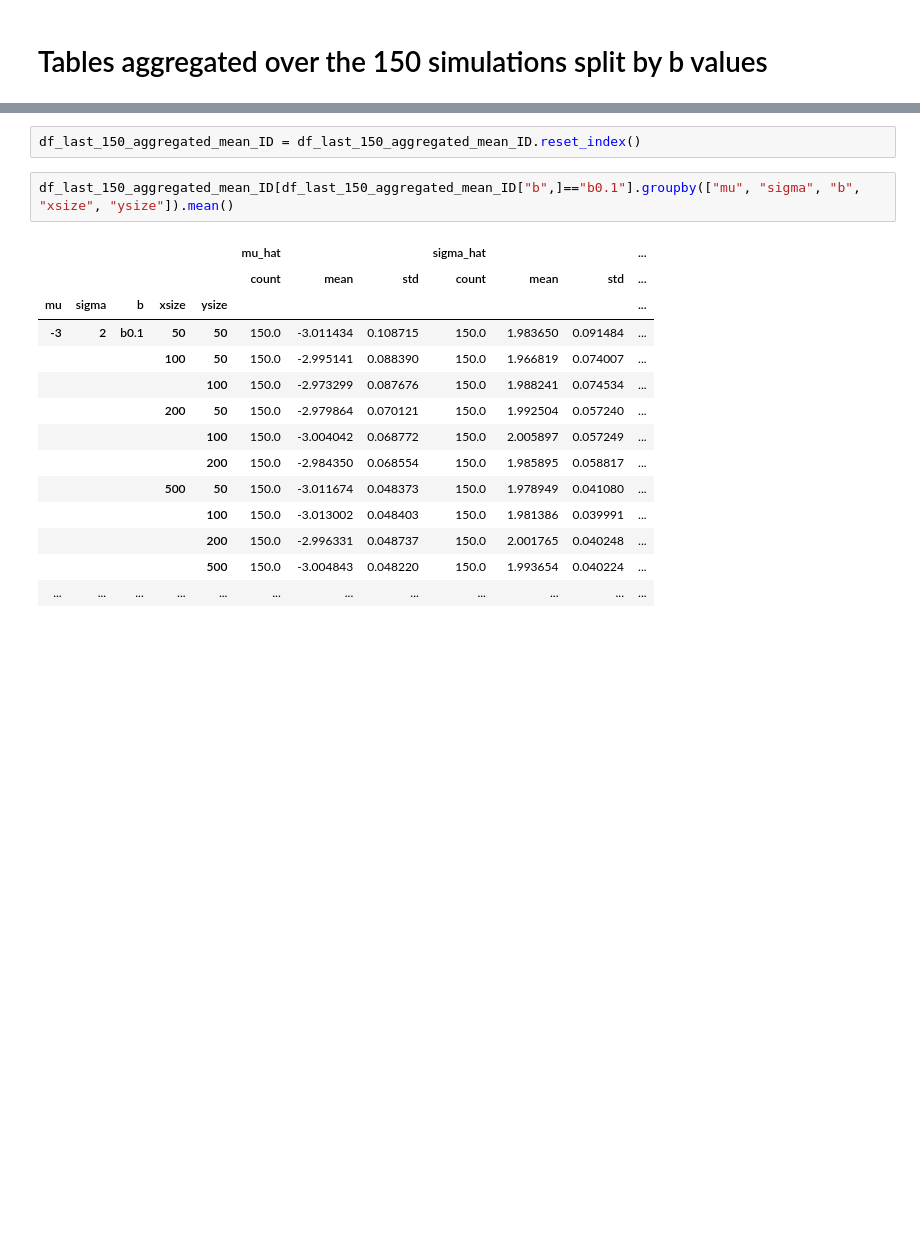
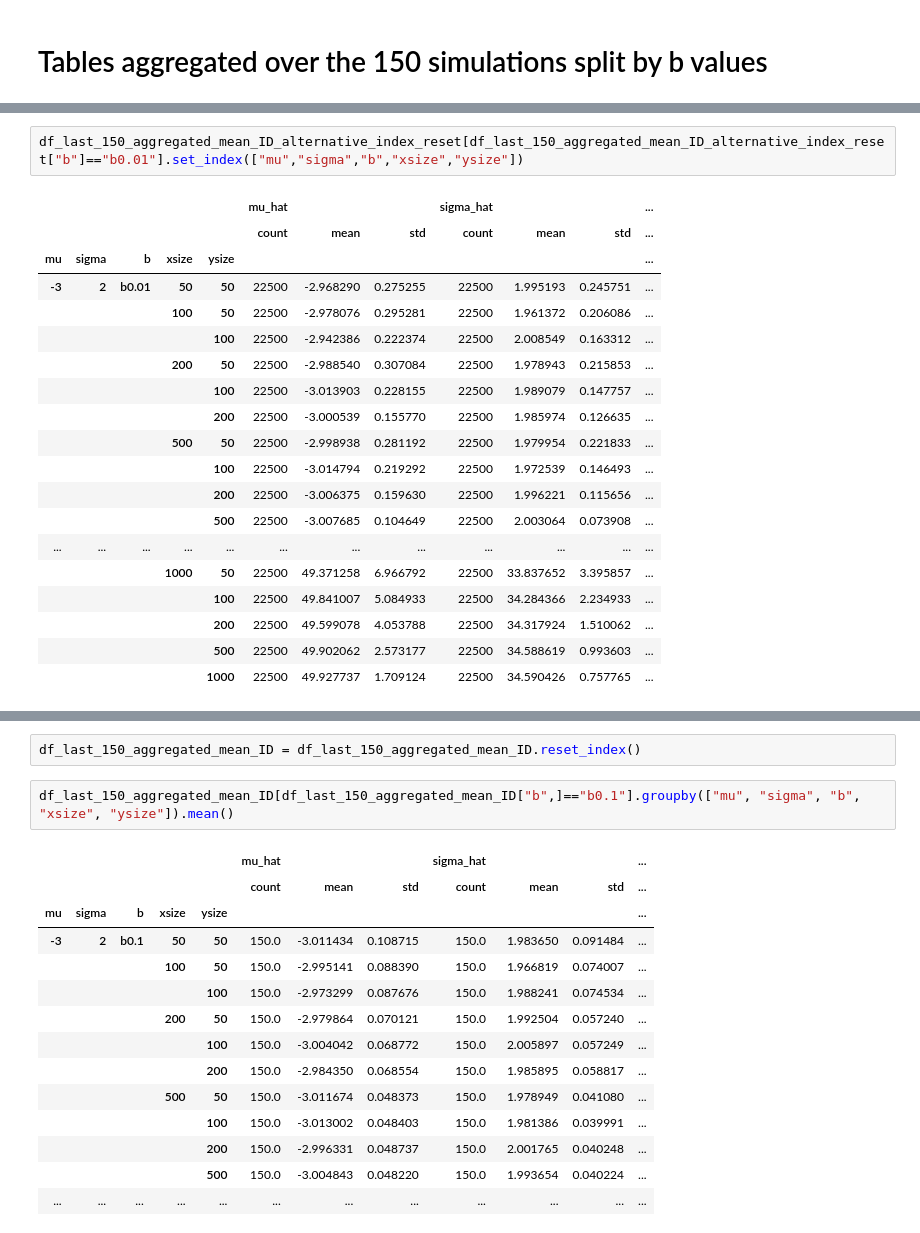
Before and after one commit to GiantDwarf42/master_thesis2, a Jupyter notebook: Gaussian_Data_Analysis.ipynb, the cells around one changed output, grey strips where cells are left out. Saved outputs shown, nothing was run; the diff lists cells and outputs as text; blank space fills up the shorter version.

```diff
--- a/Gaussian_Data_Analysis.ipynb
+++ b/Gaussian_Data_Analysis.ipynb
@@ -94,0 +156,22 @@ df_last_150_aggregated
+# %%
+df_last_150_aggregated_mean_ID_alternative_index_reset[df_last_150_aggregated_mean_ID_alternative_index_reset["b"]=="b0.01"].set_index(["mu","sigma","b","xsize","ysize"])
+# %% [output]
+|  |  |  |  |  | mu_hat |  |  | sigma_hat |  |  | ... |
+|  |  |  |  |  | count | mean | std | count | mean | std | ... |
+| mu | sigma | b | xsize | ysize |  |  |  |  |  |  | ... |
+| -3 | 2 | b0.01 | 50 | 50 | 22500 | -2.968290 | 0.275255 | 22500 | 1.995193 | 0.245751 | ... |
+|  |  |  | 100 | 50 | 22500 | -2.978076 | 0.295281 | 22500 | 1.961372 | 0.206086 | ... |
+|  |  |  |  | 100 | 22500 | -2.942386 | 0.222374 | 22500 | 2.008549 | 0.163312 | ... |
+|  |  |  | 200 | 50 | 22500 | -2.988540 | 0.307084 | 22500 | 1.978943 | 0.215853 | ... |
+|  |  |  |  | 100 | 22500 | -3.013903 | 0.228155 | 22500 | 1.989079 | 0.147757 | ... |
+|  |  |  |  | 200 | 22500 | -3.000539 | 0.155770 | 22500 | 1.985974 | 0.126635 | ... |
+|  |  |  | 500 | 50 | 22500 | -2.998938 | 0.281192 | 22500 | 1.979954 | 0.221833 | ... |
+|  |  |  |  | 100 | 22500 | -3.014794 | 0.219292 | 22500 | 1.972539 | 0.146493 | ... |
+|  |  |  |  | 200 | 22500 | -3.006375 | 0.159630 | 22500 | 1.996221 | 0.115656 | ... |
+|  |  |  |  | 500 | 22500 | -3.007685 | 0.104649 | 22500 | 2.003064 | 0.073908 | ... |
+| ... | ... | ... | ... | ... | ... | ... | ... | ... | ... | ... | ... |
+|  |  |  | 1000 | 50 | 22500 | 49.371258 | 6.966792 | 22500 | 33.837652 | 3.395857 | ... |
+|  |  |  |  | 100 | 22500 | 49.841007 | 5.084933 | 22500 | 34.284366 | 2.234933 | ... |
+|  |  |  |  | 200 | 22500 | 49.599078 | 4.053788 | 22500 | 34.317924 | 1.510062 | ... |
+|  |  |  |  | 500 | 22500 | 49.902062 | 2.573177 | 22500 | 34.588619 | 0.993603 | ... |
+|  |  |  |  | 1000 | 22500 | 49.927737 | 1.709124 | 22500 | 34.590426 | 0.757765 | ... |
```
Also changed, not shown: parts of 7 cells of this notebook.
